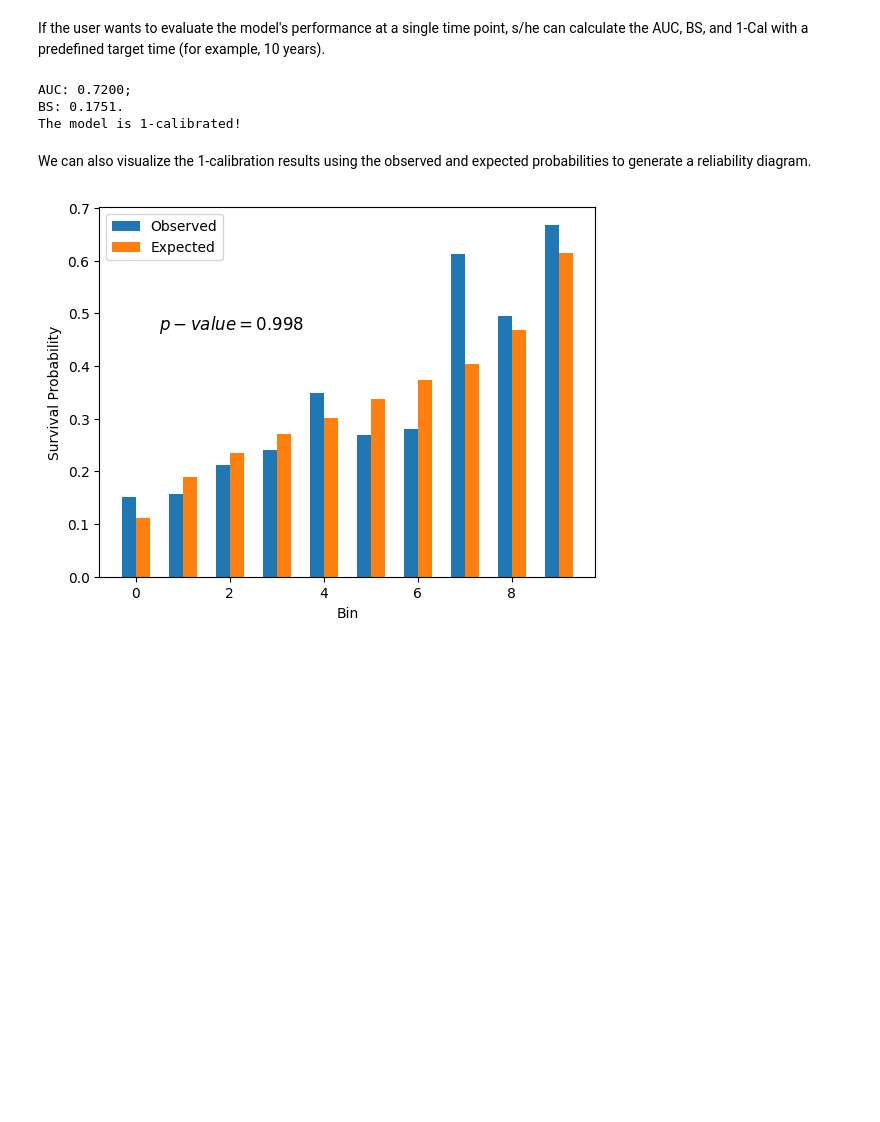
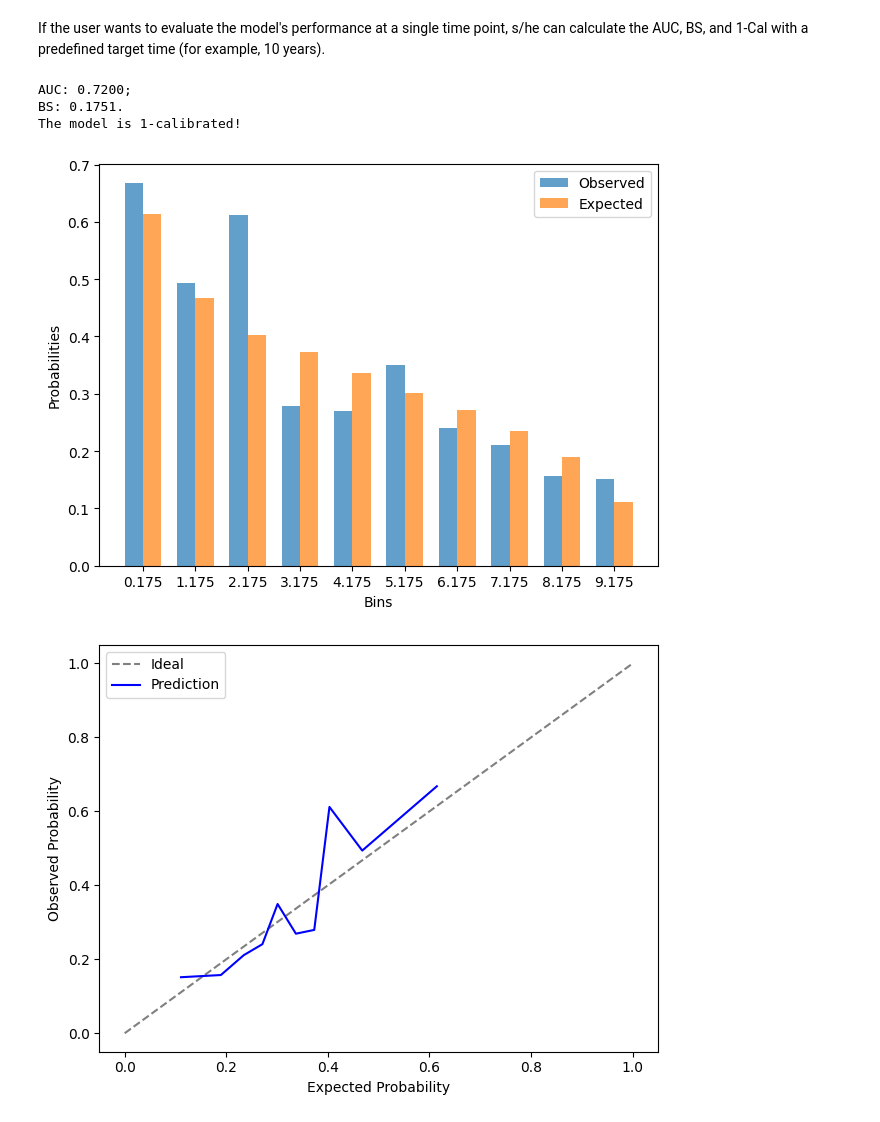
Before and after one commit to shi-ang/SurvivalEVAL, a Jupyter notebook: examples/Lifelines_Example.ipynb, the cells around one changed output. Cells and saved outputs as stored; diff of their text form; code cells hidden in the pictures; blank space fills up the shorter version.

```diff
--- a/examples/Lifelines_Example.ipynb
+++ b/examples/Lifelines_Example.ipynb
@@ -135,34 +140,17 @@ If the user wants to evaluate the model's performance at a single time point, s/
 # %%
 target_t = 1000
 auc = evl.auc(target_t)
 bs = evl.brier_score(target_t)
-p, ob, exp = evl.one_calibration(target_t)
+p, one_cal_details = evl.one_calibration(target_t, return_details=True)
 
 print("AUC: {:.4f}; \nBS: {:.4f}.".format(auc, bs))
 if p >= 0.05:
     print("The model is 1-calibrated!")
 else:
     print("The model is not 1-calibrated!")
 # %% [output]
 AUC: 0.7200;
 BS: 0.1751.
 The model is 1-calibrated!
+[figure, added]
+[figure, added]
-# %% [markdown]
-We can also visualize the 1-calibration results using the observed and expected probabilities to generate a reliability diagram.
-# %%
-ob.reverse()
-exp.reverse()
-
-bins = np.arange(10)
-plt.bar(bins - 0.15, ob, width=0.3, label="Observed")
-plt.bar(bins + 0.15, exp, width=0.3, label="Expected")
-
-plt.xlabel('Bin')
-plt.ylabel('Survival Probability')
-plt.text(0.5, 0.5, r'$p-value = {:.3f}$'.format(p_value), verticalalignment='top', horizontalalignment='left',
-         fontsize=12, color='Black')
-plt.legend()
-plt.show()
-## Calculate the distribution calibration (D-Calibration)
-# %% [output]
-[figure, removed]
```
Also changed, not shown: parts of 9 cells of this notebook, 14 other files.
